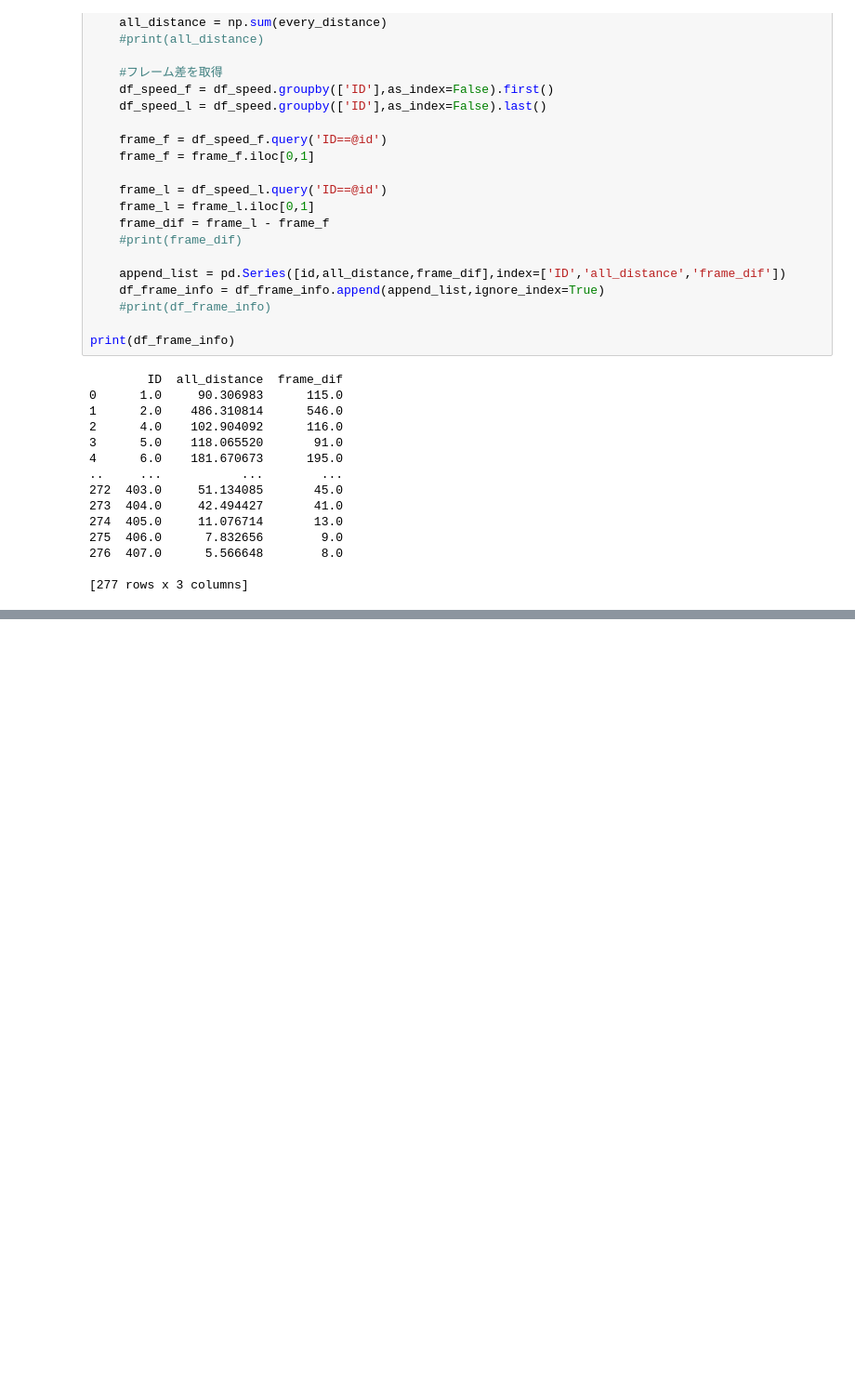
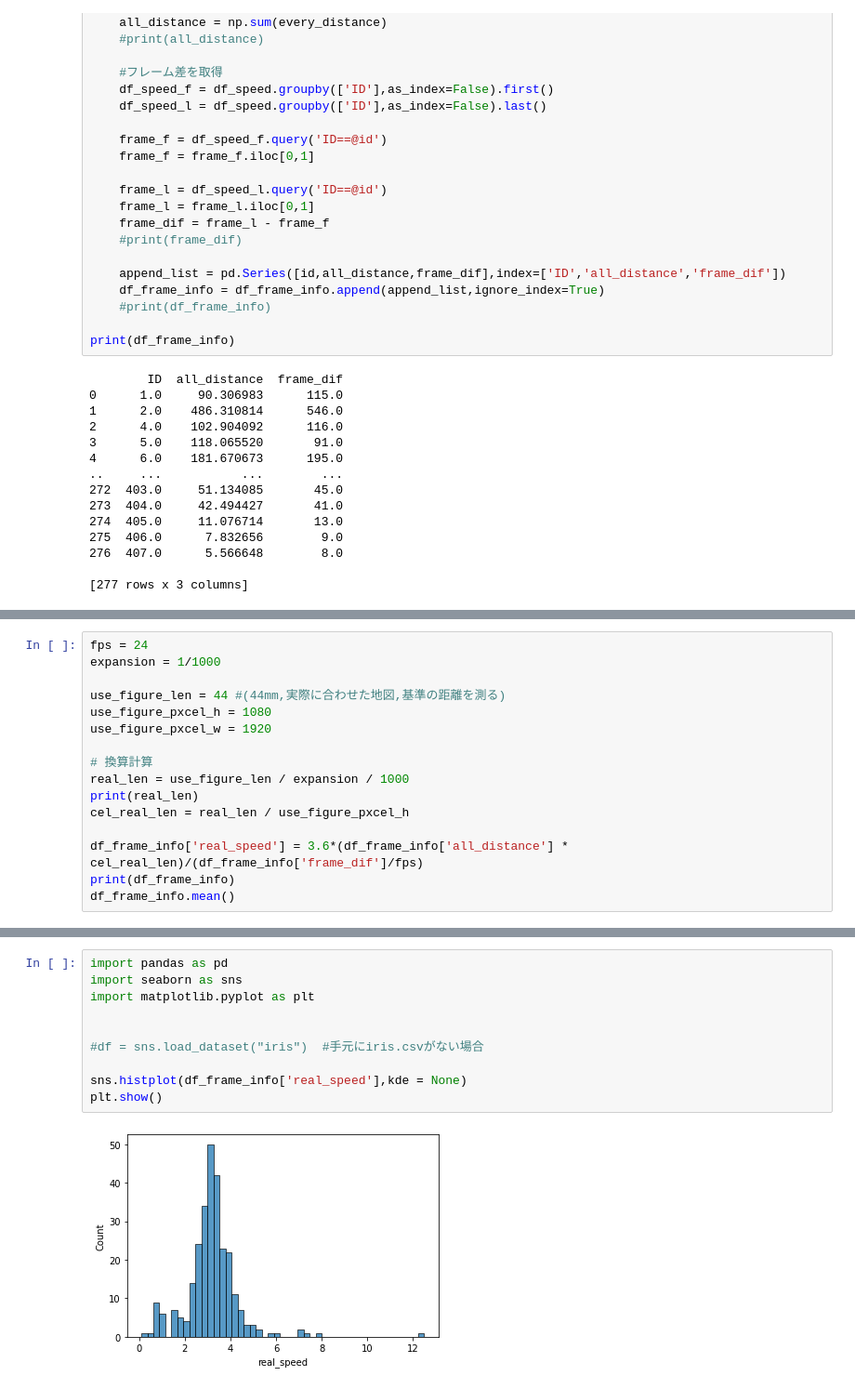
Before and after one commit to yuzz2516/Trajectory, a Jupyter notebook: notebooks/homography_tra.ipynb, the cells around one changed output, grey strips where cells are left out. Shown at 93% size. Cells and saved outputs as stored; diff of their text form; blank space fills up the shorter version.

```diff
--- a/notebooks/homography_tra.ipynb
+++ b/notebooks/homography_tra.ipynb
@@ -341,0 +344,16 @@ print(df_frame_info)
+# %%
+fps = 24
+expansion = 1/1000
+
+use_figure_len = 44 #(44mm,実際に合わせた地図,基準の距離を測る)
+use_figure_pxcel_h = 1080
+use_figure_pxcel_w = 1920
+
+# 換算計算
+real_len = use_figure_len / expansion / 1000
+print(real_len)
+cel_real_len = real_len / use_figure_pxcel_h
+
+df_frame_info['real_speed'] = 3.6*(df_frame_info['all_distance'] * cel_real_len)/(df_frame_info['frame_dif']/fps)
+print(df_frame_info)
+df_frame_info.mean()
@@ -341,0 +381,12 @@ print(df_frame_info)
+# %%
+import pandas as pd
+import seaborn as sns
+import matplotlib.pyplot as plt
+
+
+#df = sns.load_dataset("iris")  #手元にiris.csvがない場合
+
+sns.histplot(df_frame_info['real_speed'],kde = None)
+plt.show()
+# %% [output]
+[figure, added]
```
Also changed, not shown: parts of 4 cells of this notebook.
